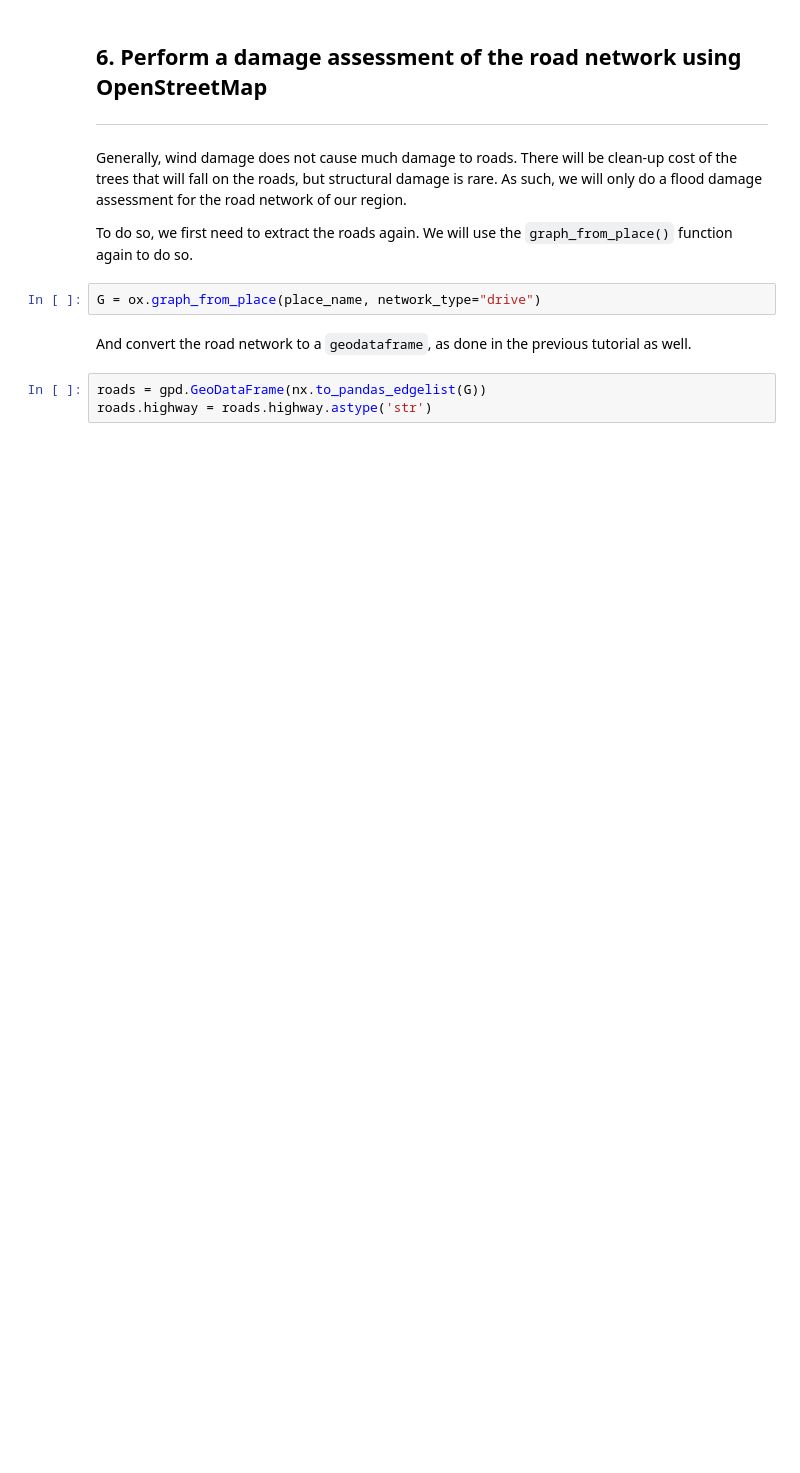
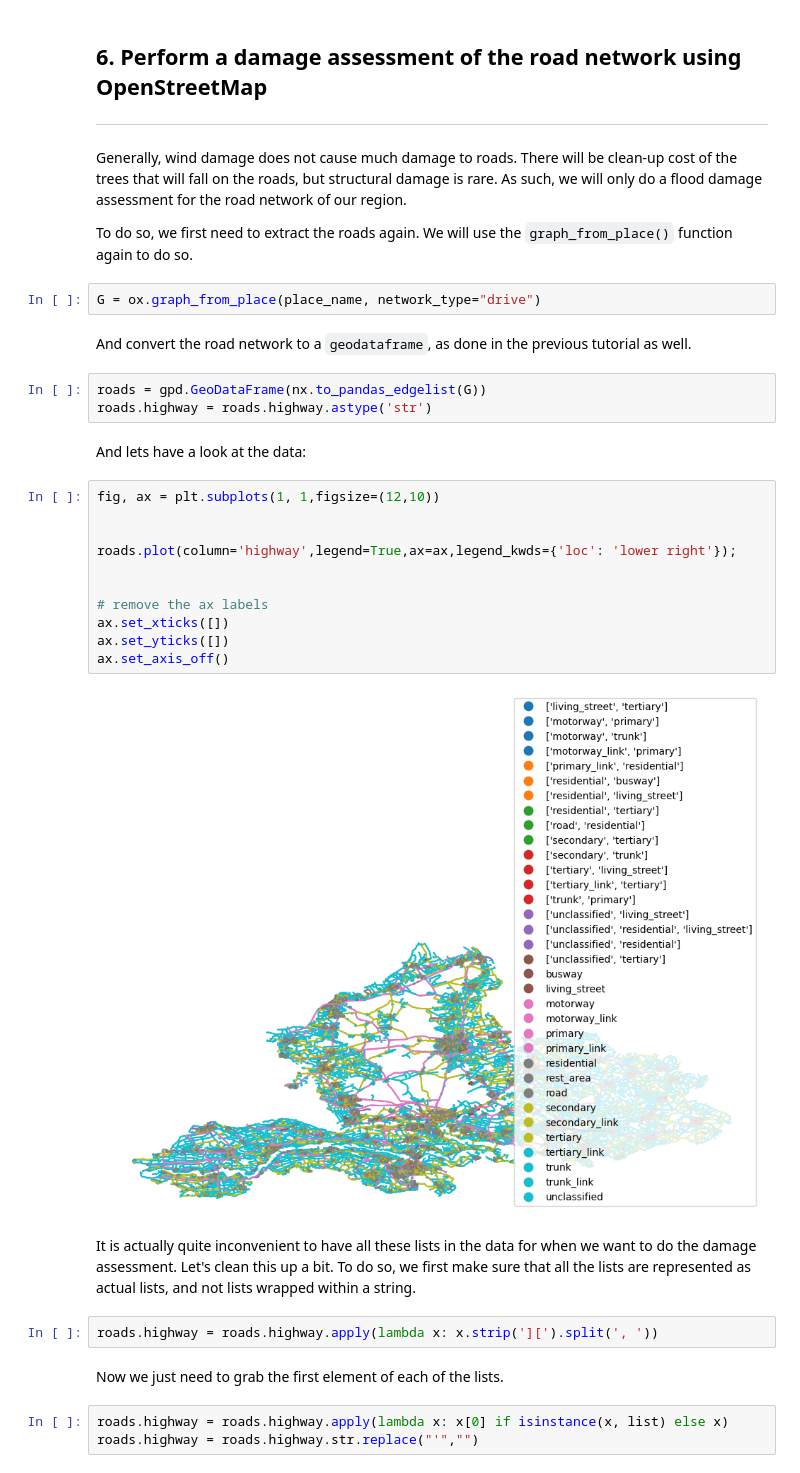
Before and after one commit to ElcoK/BigData_AED, a Jupyter notebook: _sources/week4/tutorial2.ipynb, the cells around one changed output. Saved outputs shown, nothing was run; the diff lists cells and outputs as text; blank space fills up the shorter version.

```diff
--- a/_sources/week4/tutorial2.ipynb
+++ b/_sources/week4/tutorial2.ipynb
@@ -324,3 +478,27 @@ And convert the road network to a `geodataframe`, as done in the previous tutori
 # %%
 roads = gpd.GeoDataFrame(nx.to_pandas_edgelist(G))
 roads.highway = roads.highway.astype('str')
+# %% [markdown]
+And lets have a look at the data:
+# %%
+fig, ax = plt.subplots(1, 1,figsize=(12,10))
+
+
+roads.plot(column='highway',legend=True,ax=ax,legend_kwds={'loc': 'lower right'});
+
+
+# remove the ax labels
+ax.set_xticks([])
+ax.set_yticks([])
+ax.set_axis_off()
+# %% [output]
+[figure, added]
+# %% [markdown]
+It is actually quite inconvenient to have all these lists in the data for when we want to do the damage assessment. Let's clean this up a bit. To do so, we first make sure that all the lists are represented as actual lists, and not lists wrapped within a string.
+# %%
+roads.highway = roads.highway.apply(lambda x: x.strip('][').split(', '))
+# %% [markdown]
+Now we just need to grab the first element of each of the lists.
+# %%
+roads.highway = roads.highway.apply(lambda x: x[0] if isinstance(x, list) else x)
+roads.highway = roads.highway.str.replace("'","")
```
Also changed, not shown: parts of 63 cells of this notebook, 17 other files.
